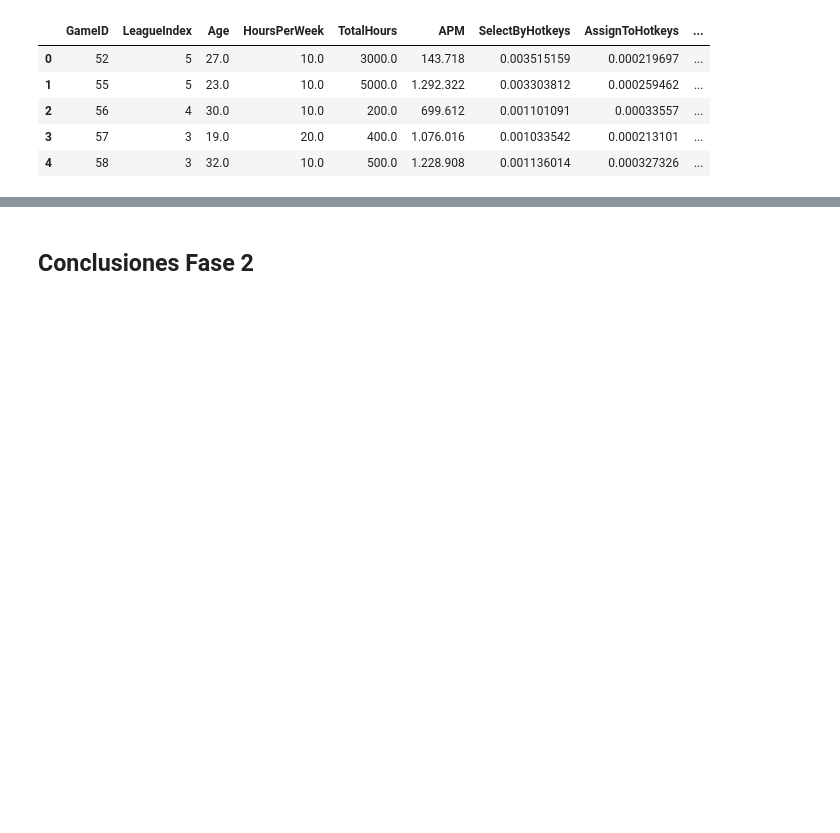
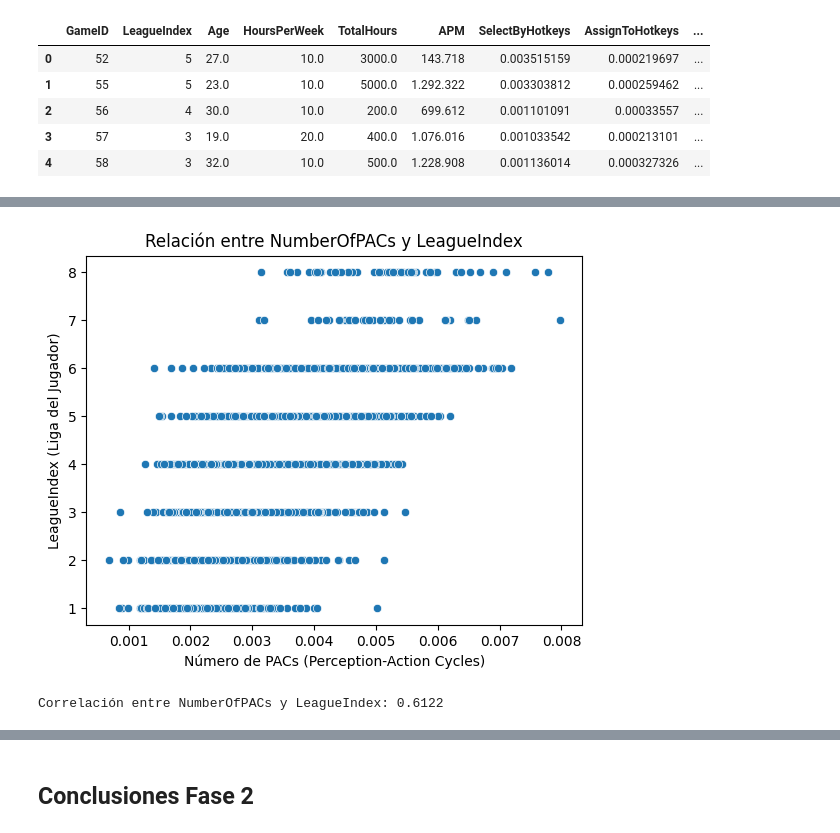
Before and after one commit to NicolasCeronM/Mineria-de-datos, a Jupyter notebook: Plantilla_Metodología_CRISP_en_Notebook.ipynb, the cells around one changed output, grey strips where cells are left out. Drawn from its saved outputs; the diff is of its cells as text; code cells hidden in the pictures; blank space fills up the shorter version.

```diff
--- a/Plantilla_Metodología_CRISP_en_Notebook.ipynb
+++ b/Plantilla_Metodología_CRISP_en_Notebook.ipynb
@@ -58,0 +143,14 @@ df.head()
+# %%
+# Gráfico de dispersión: NumberOfPACs vs LeagueIndex
+sns.scatterplot(x="NumberOfPACs", y="LeagueIndex", data=df)
+plt.title("Relación entre NumberOfPACs y LeagueIndex")
+plt.xlabel("Número de PACs (Perception-Action Cycles)")
+plt.ylabel("LeagueIndex (Liga del Jugador)")
+plt.show()
+
+# Correlación entre ambas variables
+correlacion = df["NumberOfPACs"].corr(df["LeagueIndex"])
+print(f"Correlación entre NumberOfPACs y LeagueIndex: {correlacion:.4f}")
+# %% [output]
+[figure, added]
+Correlación entre NumberOfPACs y LeagueIndex: 0.6122
```
Also changed, not shown: parts of 16 cells of this notebook, 2 other files.
